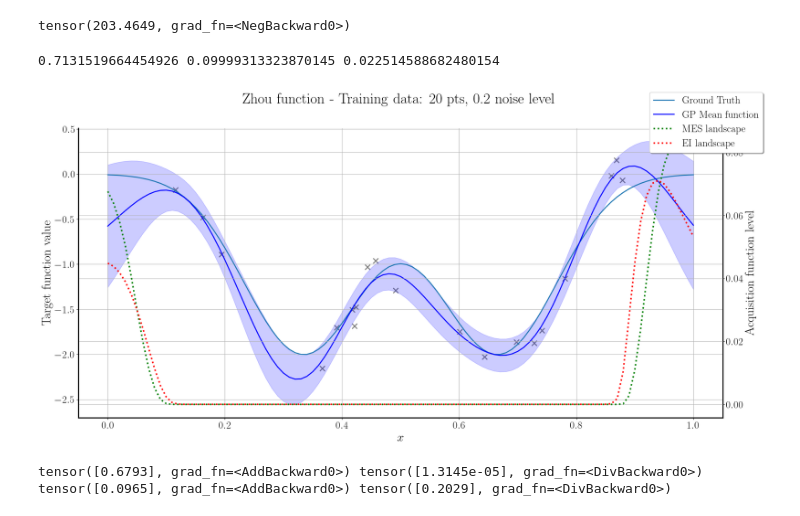
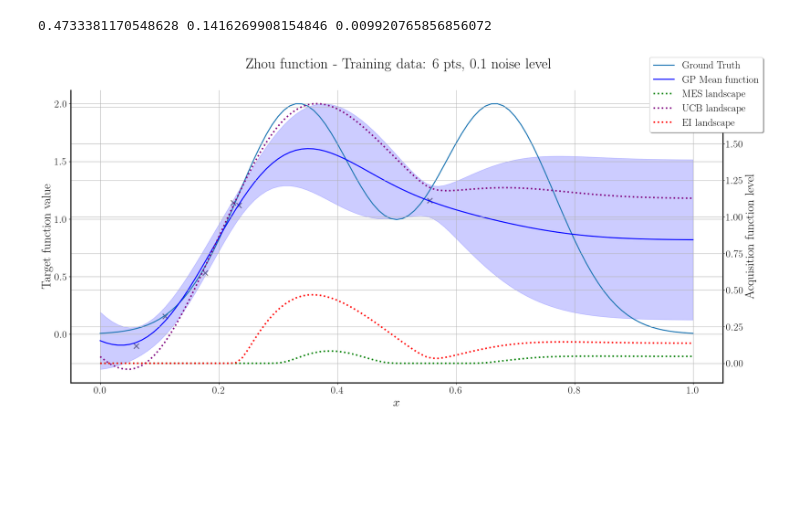
Before and after one commit to julienmartinelli/playground_bo, a Jupyter notebook: demo.ipynb, the cells around one changed output. Drawn from its saved outputs; the diff is of its cells as text; code cells hidden in the pictures; blank space fills up the shorter version.

```diff
--- a/demo.ipynb
+++ b/demo.ipynb
@@ -17,70 +15,66 @@ from utils import pick_acqf, pick_kernel, pick_test_function, set_matplotlib_par
 torch.set_default_dtype(torch.double)
 set_matplotlib_params()
 # %%
-exp, ker, acqf, n_init, seed = "Zhou", "RBF", "MES", 20,24
-budget = 100
+exp, ker, acqf, n_init, seed = "Zhou", "RBF", "MES", 6, 1
+budget = 8
 torch.manual_seed(seed)
 
 problem = pick_test_function(exp)
 bounds = torch.tensor(problem._bounds).T
 dim = bounds.shape[1]
-sigma = .2 # hardcoded noise level, but should be function-dependent.
+sigma = .1 # hardcoded noise level, but should be function-dependent.
 
 data = {}
 data["train_X"] = (bounds[0] + (bounds[1] - bounds[0]) * torch.rand(n_init, dim))
-train_Y = - problem(data["train_X"]).view(-1, 1)
+train_Y = problem(data["train_X"]).view(-1, 1)
 data["train_Y"] = train_Y + sigma * torch.randn(size=train_Y.shape)
 
 ### for plotting of unknown function
 X = torch.linspace(float(bounds[0]), float(bounds[1]), 101).reshape(-1, 1)
-Y = - problem(X)
+Y = problem(X)
 # %%
 K = pick_kernel(ker, dim)
 gpr = SingleTaskGP(data["train_X"], data["train_Y"], covar_module=K)
 mll = ExactMarginalLogLikelihood(gpr.likelihood, gpr)
 fit_gpytorch_model(mll, max_retries=10);
-# %%
--mll(gpr(data["train_X"]), data["train_Y"]).sum()
-# %% [output]
-tensor(203.4649, grad_fn=<NegBackward0>)
 # %%
 gpr_post_mean = gpr.likelihood(gpr(X)).mean.detach().numpy()
 gpr_post_var = np.sqrt(gpr.likelihood(gpr(X)).variance.detach().numpy())
 # %%
 print(gpr.covar_module.outputscale.item(), gpr.covar_module.base_kernel.lengthscale.item(), gpr.likelihood.noise.item()) # GP hyperparameters post optimization
 # %% [output]
-0.7131519664454926 0.09999313323870145 0.022514588682480154
+0.4733381170548628 0.1416269908154846 0.009920765856856072
 # %%
 # bounds = problem._bounds
 candidate_set = torch.rand(100, bounds.size(1), device=bounds.device, dtype=bounds.dtype)
 candidate_set = bounds[0] + (bounds[1] - bounds[0]) * candidate_set
 
 qMES = qMaxValueEntropy(gpr, candidate_set)
-#UCB = UpperConfidenceBound(gpr, beta=.2)
+UCB = UpperConfidenceBound(gpr, beta=.2)
 EI = ExpectedImprovement(gpr, data["train_Y"].max())
 # %%
 mes_eval = qMES(X[:, None, :]).detach().numpy()
-#ucb_eval = UCB(X[:, None, :]).detach().numpy()
+ucb_eval = UCB(X[:, None, :]).detach().numpy()
 ei_eval = EI(X[:, None, :]).detach().numpy()
 # %%
 fig, axes = plt.subplots(1, 1, figsize=(20, 10))
 axes.plot(X, Y, label='Ground Truth')
 axes.scatter(data["train_X"], data["train_Y"], alpha=.5, color='black', marker='x', s=100)
 axes.plot(X, gpr_post_mean, 'b', label='GP Mean function')
 axes.fill_between(X.squeeze(), gpr_post_mean - gpr_post_var,
                      gpr_post_mean + gpr_post_var, alpha=0.2, color='b')
 ax2 = axes.twinx()
 ax2.plot(X, mes_eval, linestyle='dotted', color='green', linewidth=3, label='MES landscape')
-#ax2.plot(X, ucb_eval, linestyle='dotted', color='purple', linewidth=3, label='UCB landscape')
+ax2.plot(X, ucb_eval, linestyle='dotted', color='purple', linewidth=3, label='UCB landscape')
 ax2.plot(X, ei_eval, linestyle='dotted', color='red', linewidth=3, label='EI landscape')
 
 ax2.set_ylabel("Acquisition function level")
 axes.set_ylabel('Target function value')
 axes.set_xlabel('$x$')
 axes.spines['right'].set_visible(True)
 fig.suptitle(f"Zhou function - Training data: {n_init} pts, {sigma} noise level")
 fig.legend(shadow=True)
 fig.tight_layout()
 plt.show()
 # %% [output]
-[figure, old version]
+[figure, new version]
@@ -217,19 +81,9 @@ def compute_stopping_criterion(model, previousmodel, data):
 # %%
 ##### BO LOOP
-import warnings
-warnings.filterwarnings("ignore")
-
-
-data["regrets"] = torch.zeros(budget + 2)
+data["regrets"] = torch.zeros(budget + 1)
 data["regrets"][0] = problem.optimal_value - data["train_X"].max()
-status = True
-b = 1
-cc = []
-while status and b < 80:
-    # af = CustomUpperConfidenceBound(gpr, 0.2 * math.log(1 + 0.2*b), lcb=True)
-    af = CustomUpperConfidenceBound(gpr, 0.2, maximize=False, lcb=True)
-    #af = CustomUpperConfidenceBound(gpr, 0.2)
-   # af = pick_acqf(acqf, data, gpr, bounds)
+for b in range(budget):
+    af = pick_acqf(acqf, data, gpr, bounds)
     candidates, _ = optimize_acqf(
                             acq_function=af,
                             bounds=bounds,
@@ -237,22 +91,13 @@ while status and b < 80:
                             num_restarts=10,
                             raw_samples=512,
                             )
-    y = - problem(candidates)
+    y = problem(candidates)
     data["train_X"] = torch.cat((data["train_X"], candidates))
     data["train_Y"] = torch.cat((data["train_Y"], y.view(-1, 1)))
     data["regrets"][b + 1] = problem.optimal_value - data["train_Y"].max()
-    b += 1
-    previousmodel = copy.deepcopy(gpr)
-    K = pick_kernel(ker, dim)
     gpr = SingleTaskGP(data["train_X"], data["train_Y"], covar_module=K)
     mll = ExactMarginalLogLikelihood(gpr.likelihood, gpr)
     fit_gpytorch_model(mll, max_retries=10);
-    status, deltart, st, kappa = compute_stopping_criterion(gpr, previousmodel, data)
-    # print(status, deltart.detach(), st.detach(), kappa.detach())
-    #cc.append(float(deltart))
-    #if deltart < 0.1 * np.median(cc[:20]) and len(cc) >= 20:
-    #    status = False
-    print(deltart, st)
+
+gpr_post_mean = gpr.likelihood(gpr(X)).mean.detach().numpy()
+gpr_post_var = np.sqrt(gpr.likelihood(gpr(X)).variance.detach().numpy())
-# %% [output]
-tensor([0.6793], grad_fn=<AddBackward0>) tensor([1.3145e-05], grad_fn=<DivBackward0>)
-tensor([0.0965], grad_fn=<AddBackward0>) tensor([0.2029], grad_fn=<DivBackward0>)
```
Also changed, not shown: parts of 5 cells of this notebook.
